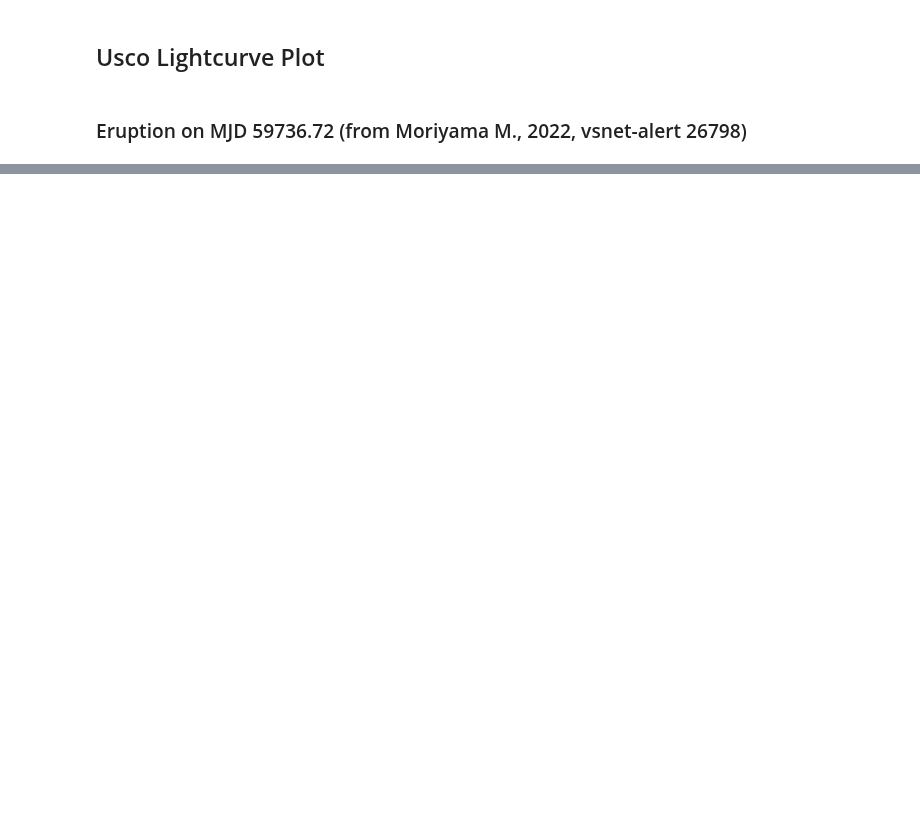
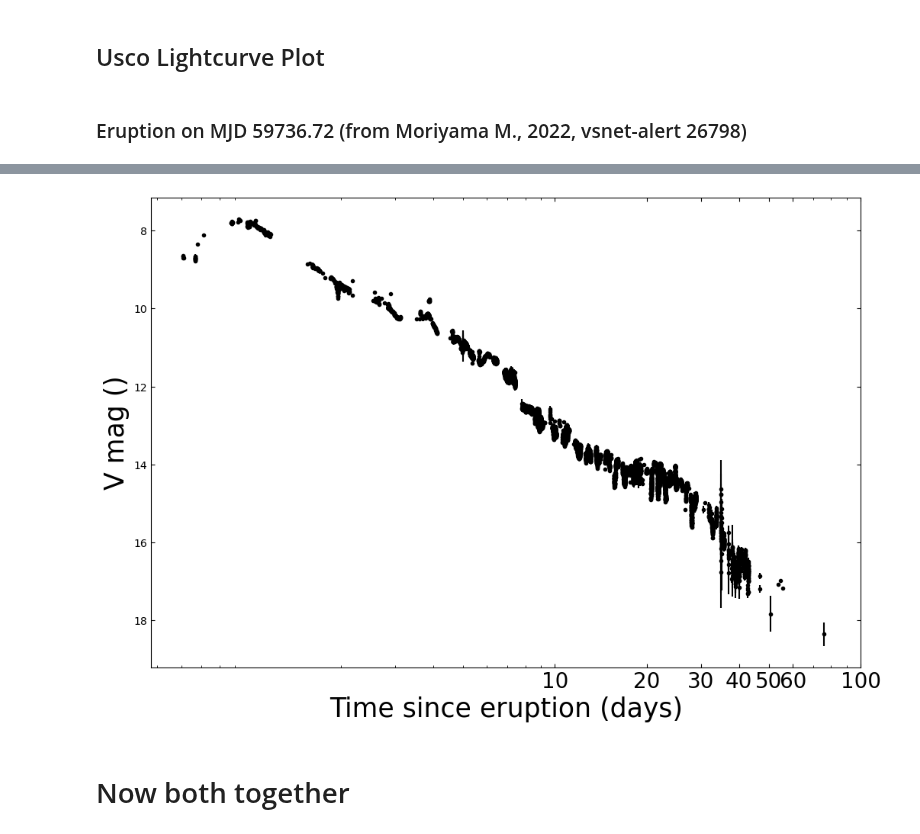
Before and after one commit to Wilhelm005/Research-Code, a Jupyter notebook: USco Lightcurve.ipynb, the cells around one changed output, grey strips where cells are left out. Saved outputs shown, nothing was run; the diff lists cells and outputs as text; code cells hidden in the pictures; blank space fills up the shorter version.

```diff
--- a/USco Lightcurve.ipynb
+++ b/USco Lightcurve.ipynb
@@ -238,0 +241,15 @@ plt.show();
+# %%
+#optical data input
+
+Usco_opt_unflitered = pd.read_csv('aavsodata_68fa5be46cab7.txt', header = 0)
+
+#now to get only the vband
+
+column_name = 'Band'
+key = 'V'
+
+Usco_opt_kinda = Usco_opt_unflitered[Usco_opt_unflitered[column_name].str.contains(key, na=False)]
+
+Usco_opt = Usco_opt_kinda[~Usco_opt_kinda[column_name].str.contains('Vis.|CV', na=False)]
+
+Usco_opt
@@ -238,0 +270,30 @@ plt.show();
+# %%
+#MJD/t0 = 59736.72
+#JD = 2459736.72
+
+opticaldays = ((Usco_opt['JD'].astype(float)) - 2459736.72)
+vmag = Usco_opt['Magnitude'].astype(float)
+error_vmag = Usco_opt['Uncertainty'].astype(float)
+# %%
+fig, ax = plt.subplots()
+
+fig.set_size_inches(12,8)
+
+ax.errorbar( opticaldays, vmag, yerr=error_vmag, fmt='.', color='black')
+
+ax.set_xscale('log')
+ax.set_xticks([10,20,30,40,50,60,100], labels = ['10','20', '30', '40','50', '60','100'], fontsize = 20)
+#ax.set_yscale('log')
+#ax.set_yticks([0.1,1], labels = [r], fontsize = 20)
+ax.invert_yaxis()
+ax.set_xlabel("Time since eruption (days)", fontsize = 25)
+ax.set_ylabel("V mag ()", fontsize = 25)
+
+ax.tick_params(axis='both', which='both', direction='in', top=True, right=True)
+
+ax.set_title("")
+plt.show();
+# %% [output]
+[figure, added]
+# %% [markdown]
+# Now both together
```
Also changed, not shown: parts of 6 cells of this notebook.
